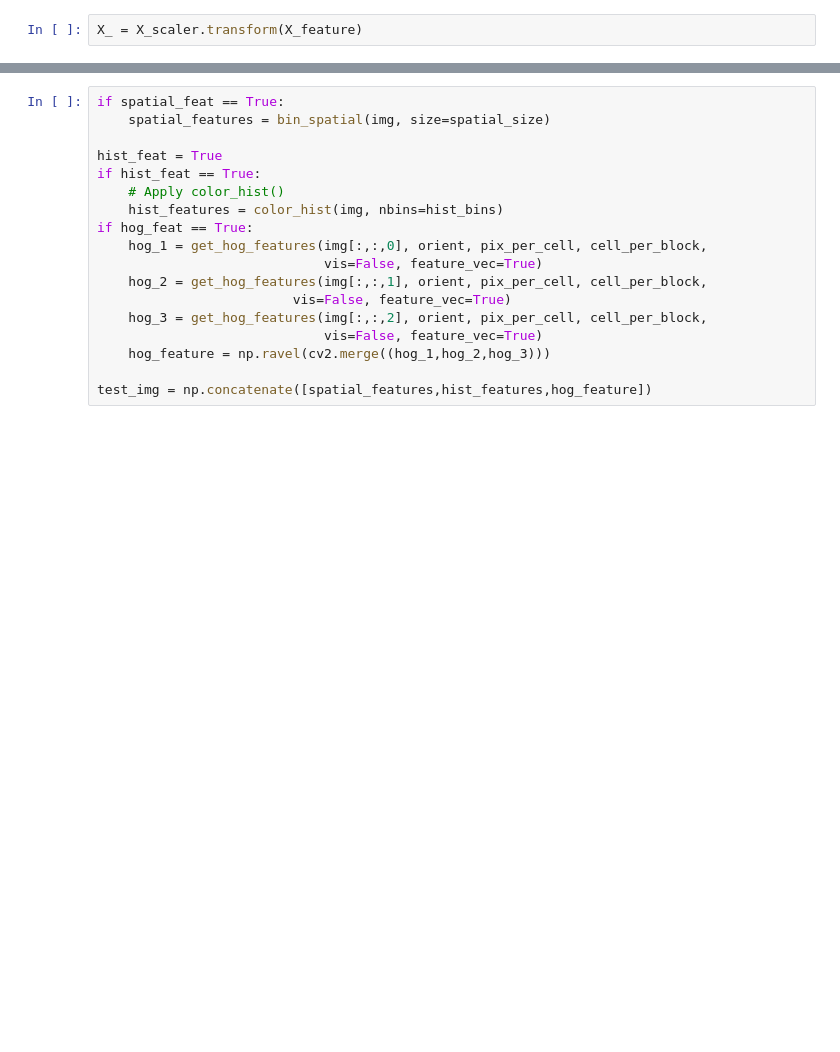
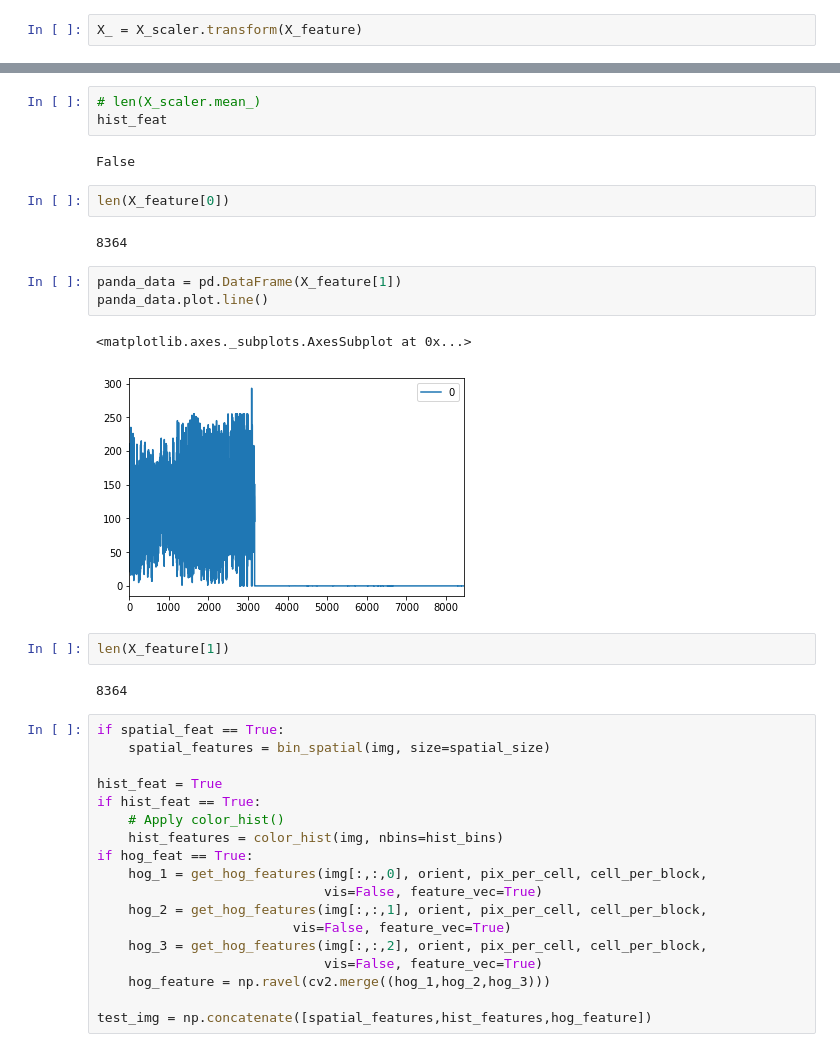
Before and after one commit to GinYoshida/Udacity_CarND_P5_Vehicle_Detection, a Jupyter notebook: Code_test.ipynb, the cells around one changed output, grey strips where cells are left out. Drawn from its saved outputs; the diff is of its cells as text; blank space fills up the shorter version.

```diff
--- a/Code_test.ipynb
+++ b/Code_test.ipynb
@@ -199,3 +202,22 @@ array([1., 1., 1., 1., 1.])
+# %%
+# len(X_scaler.mean_)
+hist_feat
+# %% [output]
+False
+# %%
+len(X_feature[0])
+# %% [output]
+8364
+# %%
+panda_data = pd.DataFrame(X_feature[1])
+panda_data.plot.line()
+# %% [output]
+<matplotlib.axes._subplots.AxesSubplot at 0x...>
+[figure, added]
+# %%
+len(X_feature[1])
+# %% [output]
+8364
 # %%
 if spatial_feat == True:
     spatial_features = bin_spatial(img, size=spatial_size)
```
Also changed, not shown: parts of 12 cells of this notebook, 16 other files.
